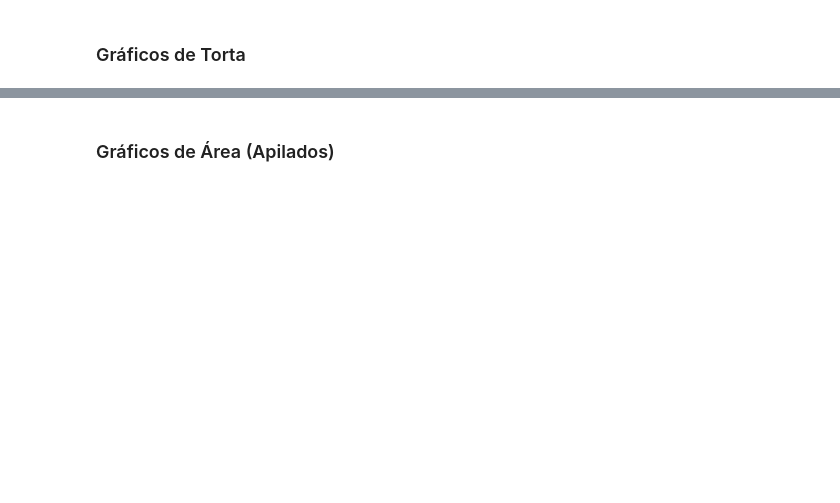
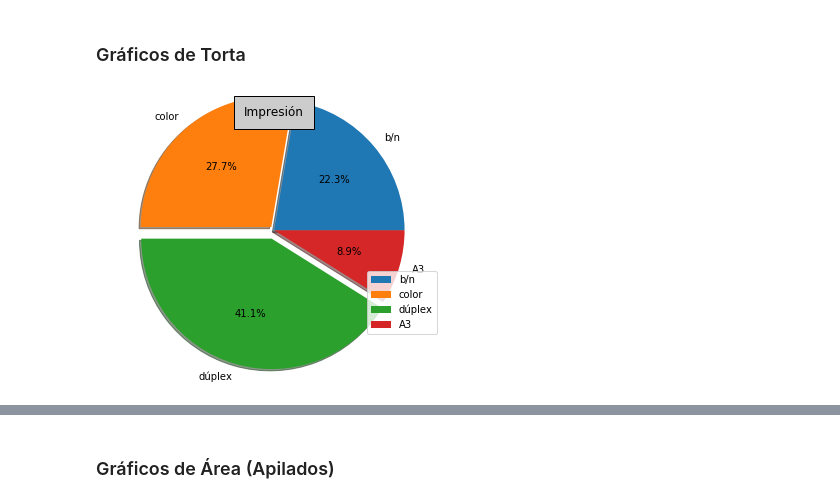
Before and after one commit to wladrod/Python_Ciencias_Datos, a Jupyter notebook: Notebooks/04-TutorialMatplotlib.ipynb, the cells around one changed output, grey strips where cells are left out. Drawn from its saved outputs; the diff is of its cells as text; code cells hidden in the pictures; blank space fills up the shorter version.

```diff
--- a/Notebooks/04-TutorialMatplotlib.ipynb
+++ b/Notebooks/04-TutorialMatplotlib.ipynb
@@ -396,8 +462,11 @@ plt.show()
 # %%
 plt.figure()
 impr = ["b/n", "color", "dúplex", "A3"]
 vol = [25, 31, 46, 10]
 expl =(0, 0.05, 0.1, 0)
-plt.pie(vol, explode=expl, labels=impr, autopct='%1.1f%%', shadow=True)
+plt.axis("equal")
+plt.pie(vol, explode=expl, labels=impr, autopct='%1.1f%%', shadow=True, radius=1.5)
 plt.title("Impresión", bbox={"facecolor":"0.8", "pad":10})
-plt.legend(loc='lower right')
+plt.legend(loc='lower right');
+# %% [output]
+[figure, added]
```
Also changed, not shown: parts of 29 cells of this notebook, 2 other files.
